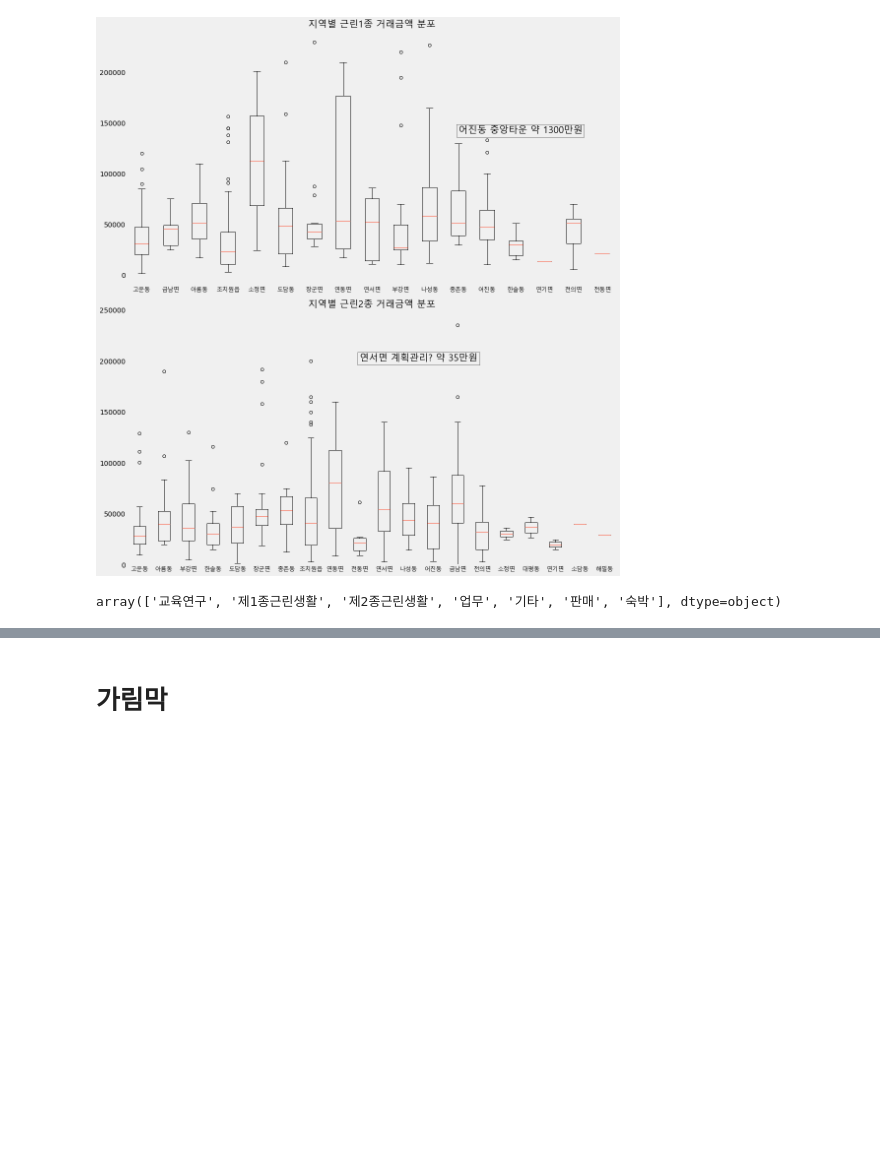
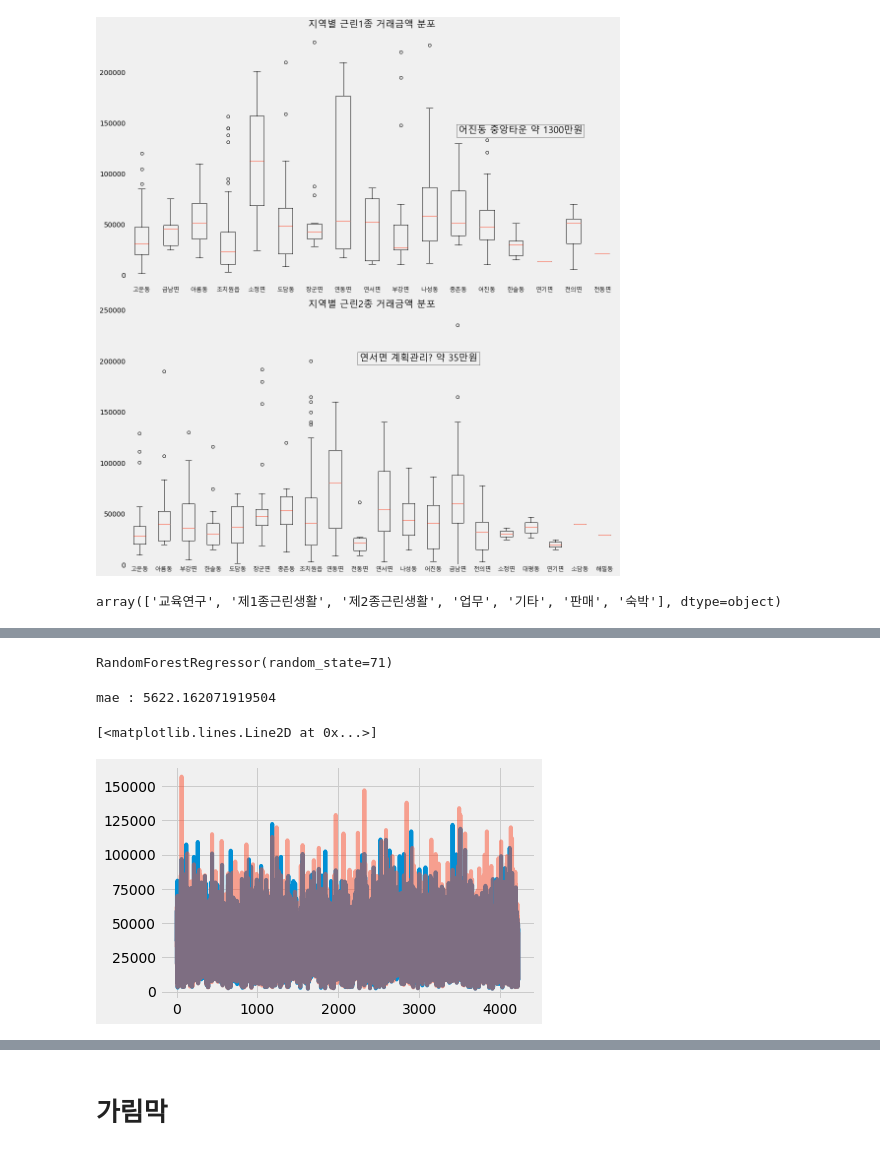
Before and after one commit to 98hyun/DACON, a Jupyter notebook: [세종시_주택시장_특성분석]/주택.ipynb, the cells around one changed output, grey strips where cells are left out. Saved outputs shown, nothing was run; the diff lists cells and outputs as text; code cells hidden in the pictures; blank space fills up the shorter version.

```diff
--- a/[세종시_주택시장_특성분석]/주택.ipynb
+++ b/[세종시_주택시장_특성분석]/주택.ipynb
@@ -658,0 +735,36 @@ plt.show()
+# %%
+X=data3[['전용면적(㎡)','층','건축년도','지역']]
+X['건축년도']=(X['건축년도']-X['건축년도'].min())/(X['건축년도'].max()-X['건축년도'].min()) # 최대 최소 정규화
+X.columns=['m2','floor','structure_year','region']
+y=data3['거래금액(만원)']
+y.name='money'
+
+# http://blog.naver.com/PostView.nhn?blogId=angryking&logNo=221205156781&parentCategoryNo=13&categoryNo=&viewDate=&isShowPopularPosts=true&from=search
+# 변수 설명
+# 개인적으로 매개변수라고 설명. 연결해준다고 해서.
+
+X['region_rate']=X['region'].map(X['region'].value_counts(normalize=True))
+le=LabelEncoder()
+X['region']=le.fit_transform(X['region'])
+
+# 훈련과 검증 분리
+X_tr,X_val,y_tr,y_val=train_test_split(X,y,test_size=0.01,random_state=71)
+# %%
+model=RandomForestRegressor(random_state=71)
+# %%
+model.fit(X_tr,y_tr)
+# %% [output]
+RandomForestRegressor(random_state=71)
+# %%
+pred=model.predict(X_val)
+print(f'mae : {mae(pred,y_val)}')
+# %% [output]
+mae : 5622.162071919504
+# %%
+# 비교 - 얼추 비슷하다.
+
+plt.plot(range(len(pred)),pred)
+plt.plot(range(len(y_val)),y_val,alpha=0.5)
+# %% [output]
+[<matplotlib.lines.Line2D at 0x...>]
+[figure, added]
```
Also changed, not shown: parts of 16 cells of this notebook.
